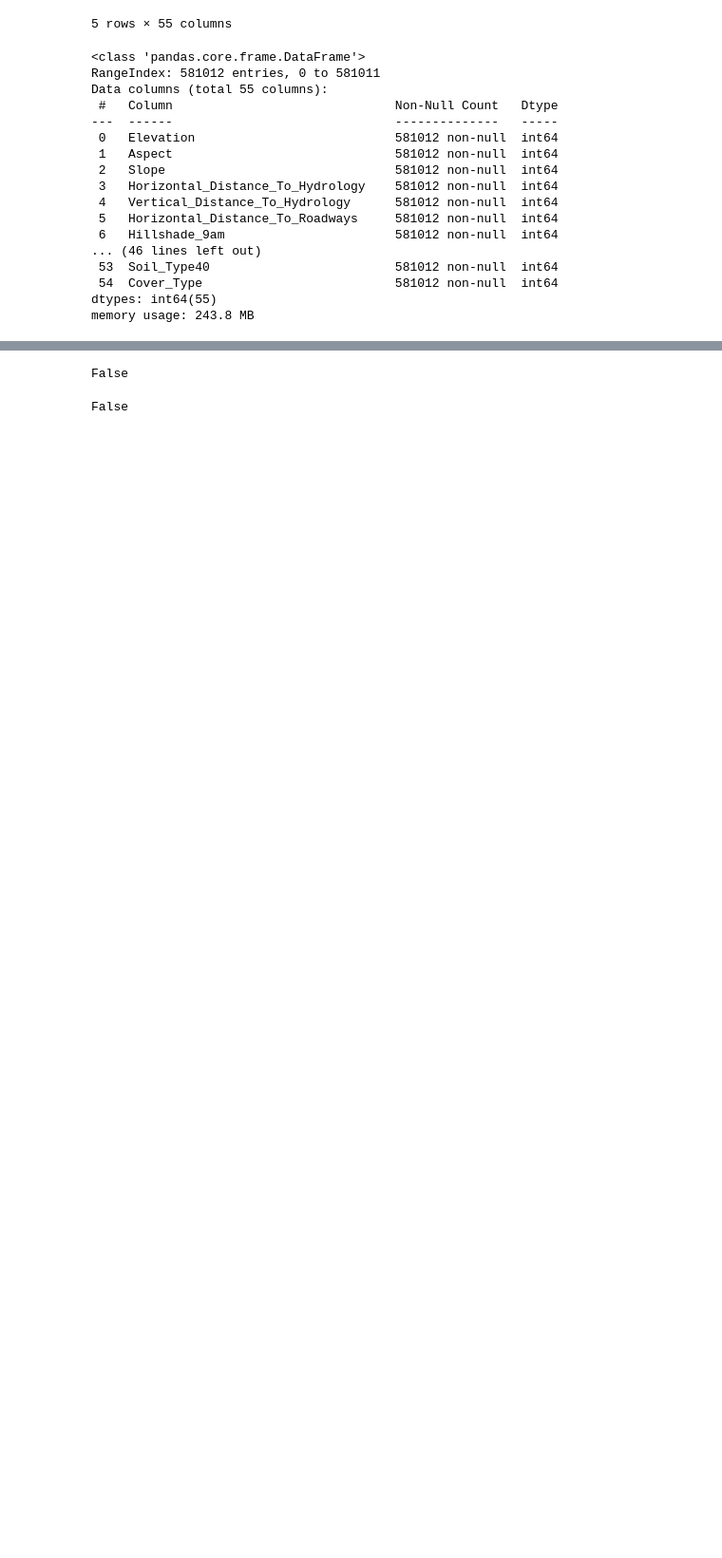
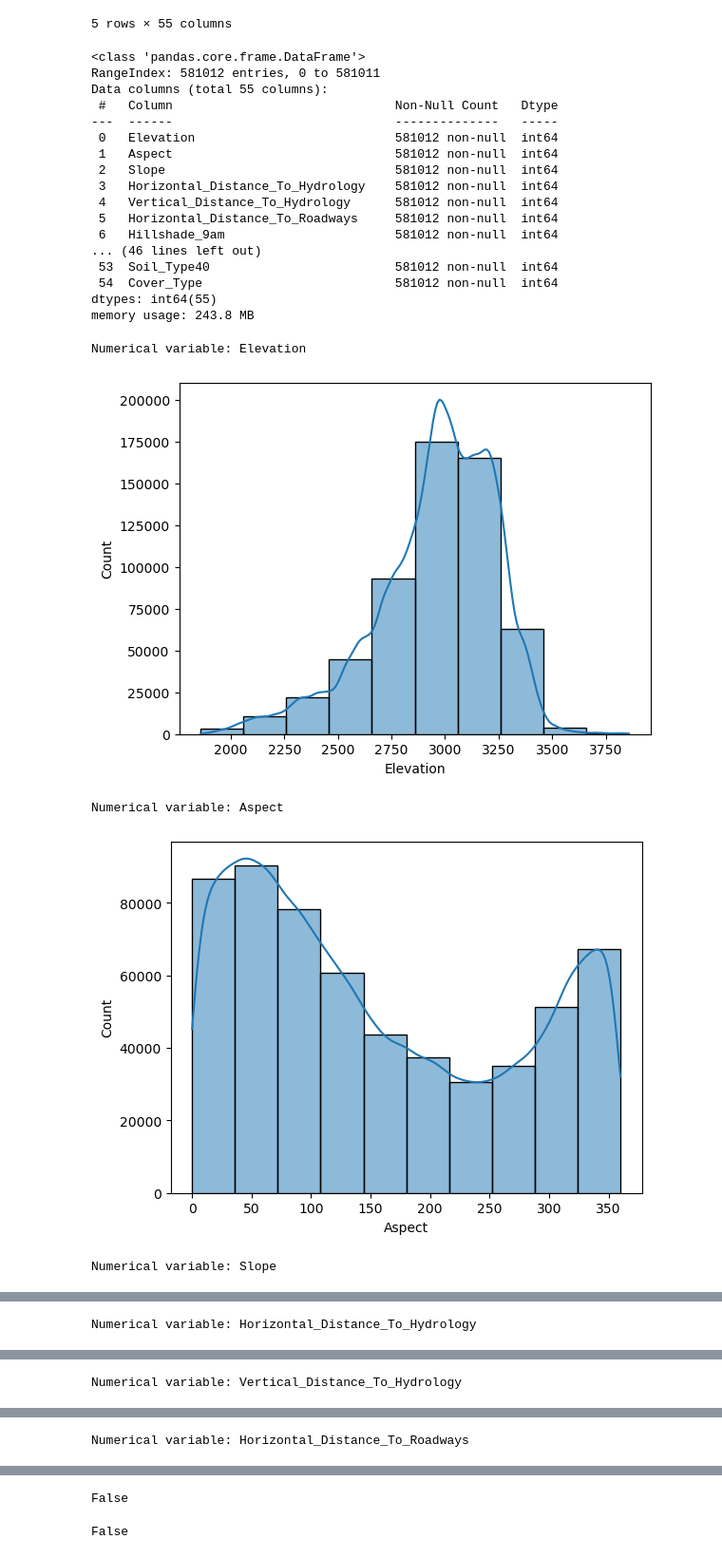
Before and after one commit to PawelJWieczorek/pwieczorek, a Jupyter notebook: cover_type_classification_nn.ipynb, the cells around one changed output, grey strips where cells are left out. Shown at 95% size. Cells and saved outputs as stored; diff of their text form; code cells hidden in the pictures; blank space fills up the shorter version.

```diff
--- a/cover_type_classification_nn.ipynb
+++ b/cover_type_classification_nn.ipynb
@@ -17,2 +30,2 @@ from sklearn.metrics import confusion_matrix, accuracy_score, classification_rep
 # %%
-df = pd.read_csv(r'./cover types/covtype.csv')
+df = pd.read_csv(r'./covtype.csv')
@@ -58,3 +59,18 @@ Data columns (total 55 columns):
  54  Cover_Type                          581012 non-null  int64
 dtypes: int64(55)
 memory usage: 243.8 MB
+# %%
+unfilter = df.filter(regex='(^Soil|^Wild).+', axis='columns').columns
+# %%
+for name in df.drop(columns=unfilter).columns:
+    tf_dis = (True if name=='Cover_Type' else False)
+    tf_kde = (False if name=='Cover_Type' else True)
+    print(f'Numerical variable: {name}')
+    sns.histplot(df[name], kde=tf_kde, bins=10, discrete=tf_dis)
+    plt.show()
+# %% [output]
+Numerical variable: Elevation
+[figure, added]
+Numerical variable: Aspect
+[figure, added]
+Numerical variable: Slope
@@ -60,0 +78 @@ memory usage: 243.8 MB
+Numerical variable: Horizontal_Distance_To_Hydrology
@@ -60,0 +80 @@ memory usage: 243.8 MB
+Numerical variable: Vertical_Distance_To_Hydrology
@@ -60,0 +82 @@ memory usage: 243.8 MB
+Numerical variable: Horizontal_Distance_To_Roadways
```
Also changed, not shown: parts of 100 cells of this notebook.
